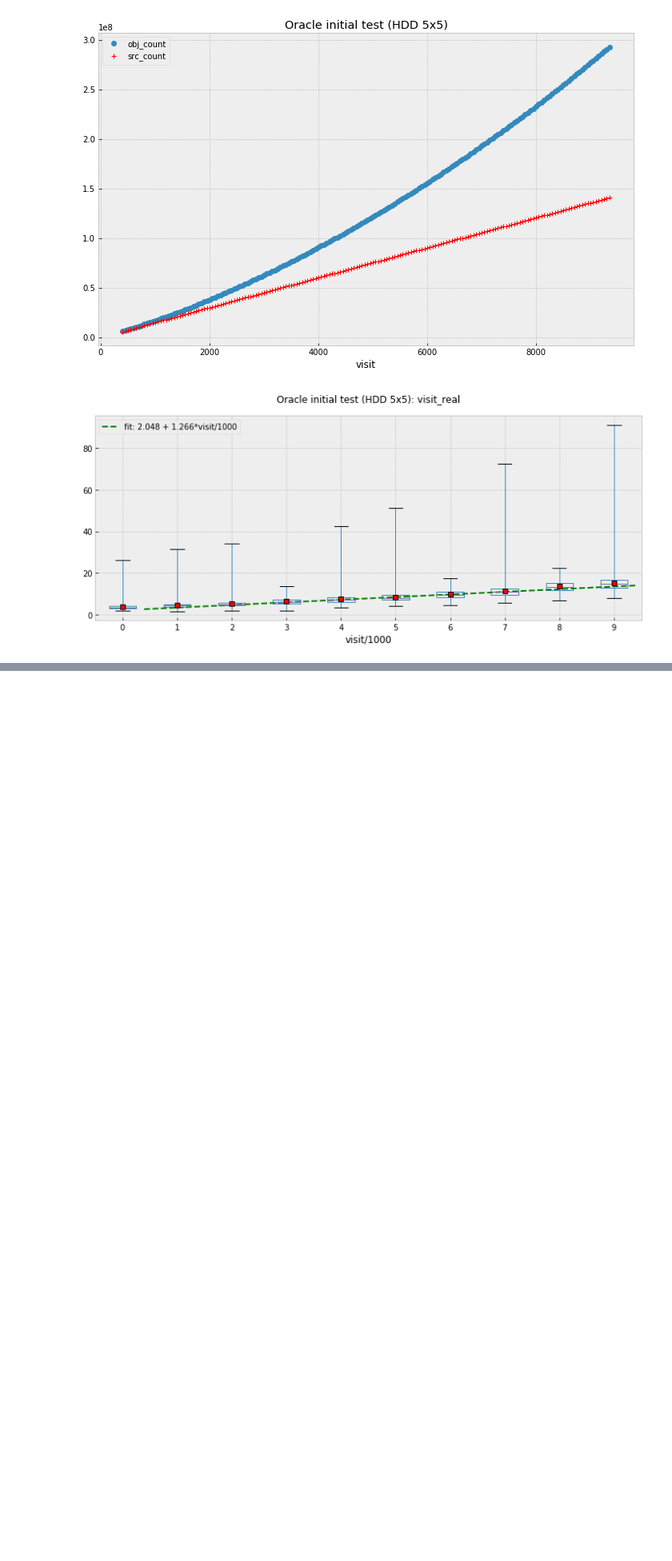
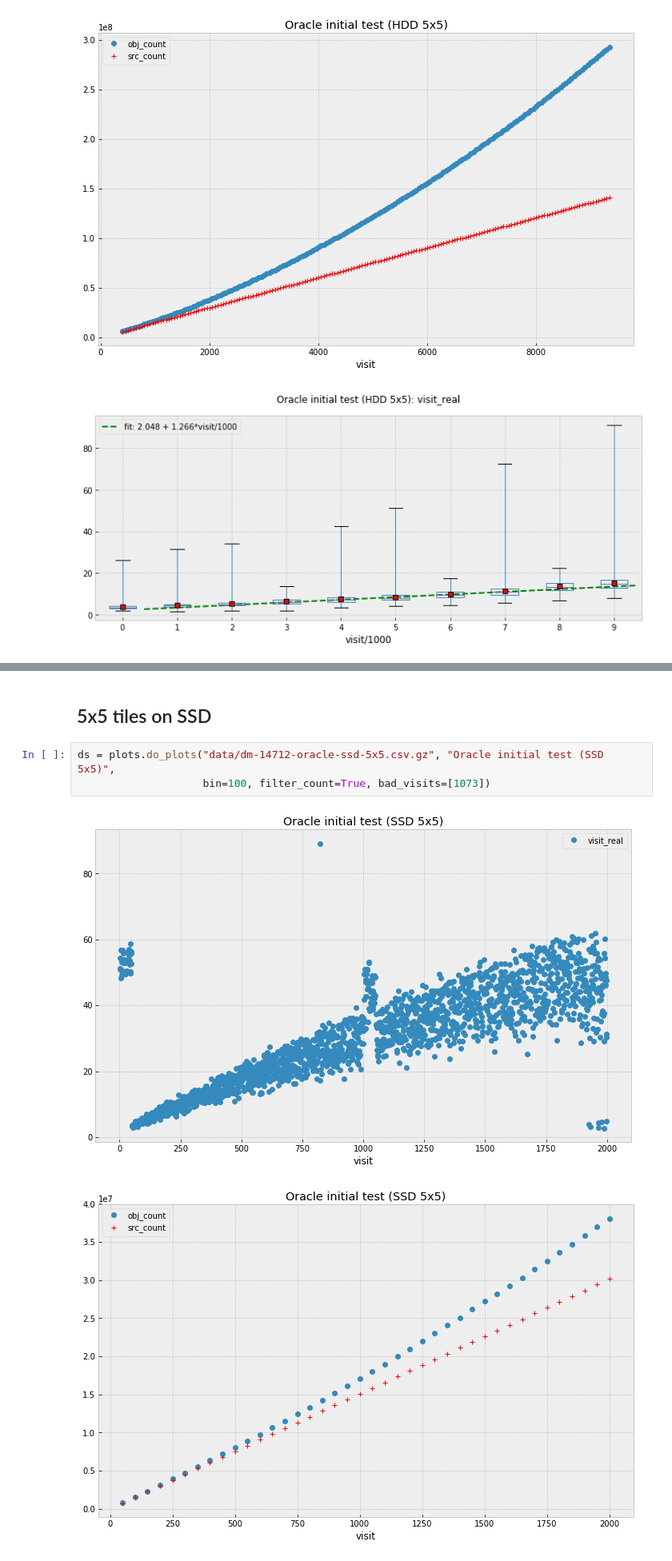
Before and after one commit to lsst-dm/l1dbproto-notebooks, a Jupyter notebook: DM-14712 Oracle initial test.ipynb, the cells around one changed output, grey strips where cells are left out. Shown at 80% size. Saved outputs shown, nothing was run; the diff lists cells and outputs as text; blank space fills up the shorter version.

```diff
--- a/DM-14712 Oracle initial test.ipynb
+++ b/DM-14712 Oracle initial test.ipynb
@@ -16,0 +25,8 @@ ds = plots.do_plots("data/dm-14712-oracle-hdd-5x5.csv.gz", "Oracle initial test
+# %% [markdown]
+## 5x5 tiles on SSD
+# %%
+ds = plots.do_plots("data/dm-14712-oracle-ssd-5x5.csv.gz", "Oracle initial test (SSD 5x5)",
+                    bin=100, filter_count=True, bad_visits=[1073])
+# %% [output]
+[figure, added]
+[figure, added]
```
Also changed, not shown: parts of 6 cells of this notebook.
